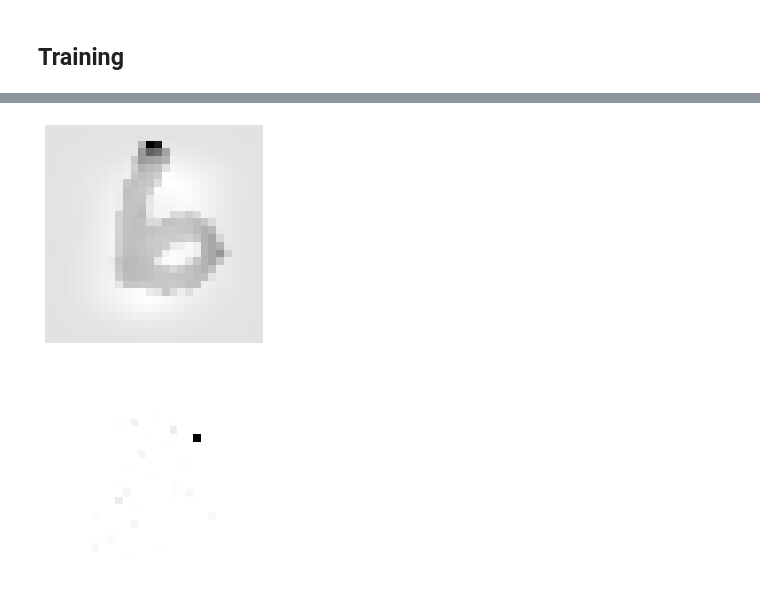
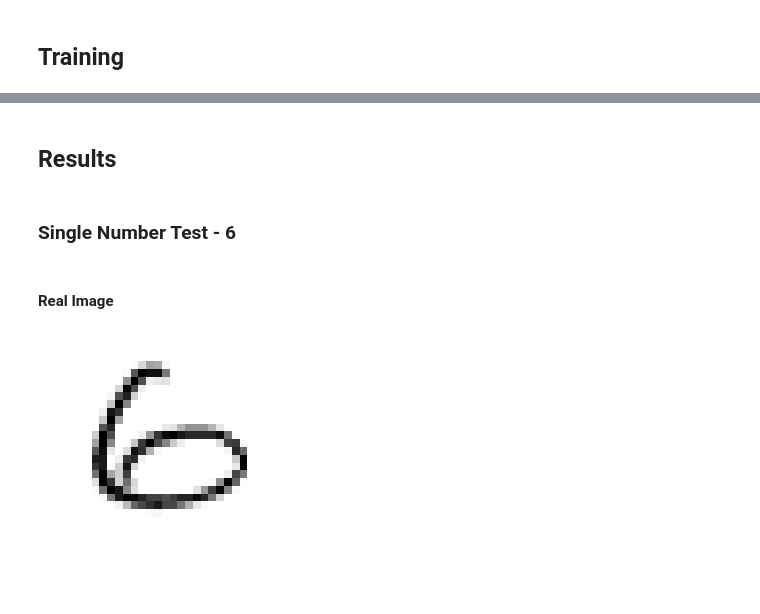
Before and after one commit to IIIskiplikIII/autoencoding-mnist, a Jupyter notebook: autoencoding-mnist.ipynb, the cells around one changed output, grey strips where cells are left out. Drawn from its saved outputs; the diff is of its cells as text; code cells hidden in the pictures.

```diff
--- a/autoencoding-mnist.ipynb
+++ b/autoencoding-mnist.ipynb
@@ -74,7 +94,7 @@ test = load_mnist_data(MNIST_PATH,CSV_FILE_TEST)
 # %% [markdown]
 ### Train Val Split
 # %%
-X_train, X_valid, y_train, y_val =  train_test_split(train.loc[:, train.columns != 'label'], train['label'], test_size=0.33, random_state=42)
+X_train, X_valid, y_train, y_valid =  train_test_split(train.loc[:, train.columns != 'label'], train['label'], test_size=0.33, random_state=random_state)
 # %% [markdown]
 ### Preparing for Neural Network Structure
 # %% [markdown]
@@ -87,0 +108,4 @@ pipeline = Pipeline([
+# %%
+X_train = X_train.astype(np.float32) / 255
+X_valid = X_valid.astype(np.float32) / 255
+X_test = test.astype(np.float32) / 255
@@ -88,11 +116,11 @@ pipeline = Pipeline([
 # %%
-X_train = pipeline.fit_transform(X_train)
-X_valid = pipeline.fit_transform(X_valid)
+###X_train_prep = pipeline.fit_transform(X_train)
+###X_valid_prep = pipeline.fit_transform(X_valid)
 # %% [markdown]
 #### Reshaping Data in Tensor Batch Structure
 # %%
-X_train_prep = X_train.reshape(X_train.shape[0], 28, 28, 1)
-X_valid_prep = X_valid.reshape(X_valid.shape[0], 28, 28, 1)
+X_train_resh = X_train.values.reshape(X_train.shape[0], 28, 28)
+X_valid_resh = X_valid.values.reshape(X_valid.shape[0], 28, 28)
 
-y_train =  y_train.values.reshape(y_train.shape[0], 1)
-y_val = y_val.values.reshape(y_val.shape[0], 1)
+y_train_resh =  y_train.values.reshape(y_train.shape[0], 1)
+y_valid_resh = y_valid.values.reshape(y_valid.shape[0], 1)
@@ -207,11 +263,11 @@ plt.plot(history.history['val_loss'])
+# %% [markdown]
+## Results
+# %% [markdown]
+### Single Number Test - 6
+# %% [markdown]
+#### Real Image
 # %%
 # Test image from a known set
-plot_image(X_train_prep[1])
+plot_image(X_valid_resh[10])
 # %% [output]
-[figure, old version]
+[figure, new version]
-# %%
-#plot_image()
-#dropout_ae.predict(X_valid_prep[:1]).shape
-plot_image(dropout_ae.predict(X_valid_prep[:10])[8])
-# %% [output]
-[figure, removed]
```
Also changed, not shown: parts of 22 cells of this notebook.
